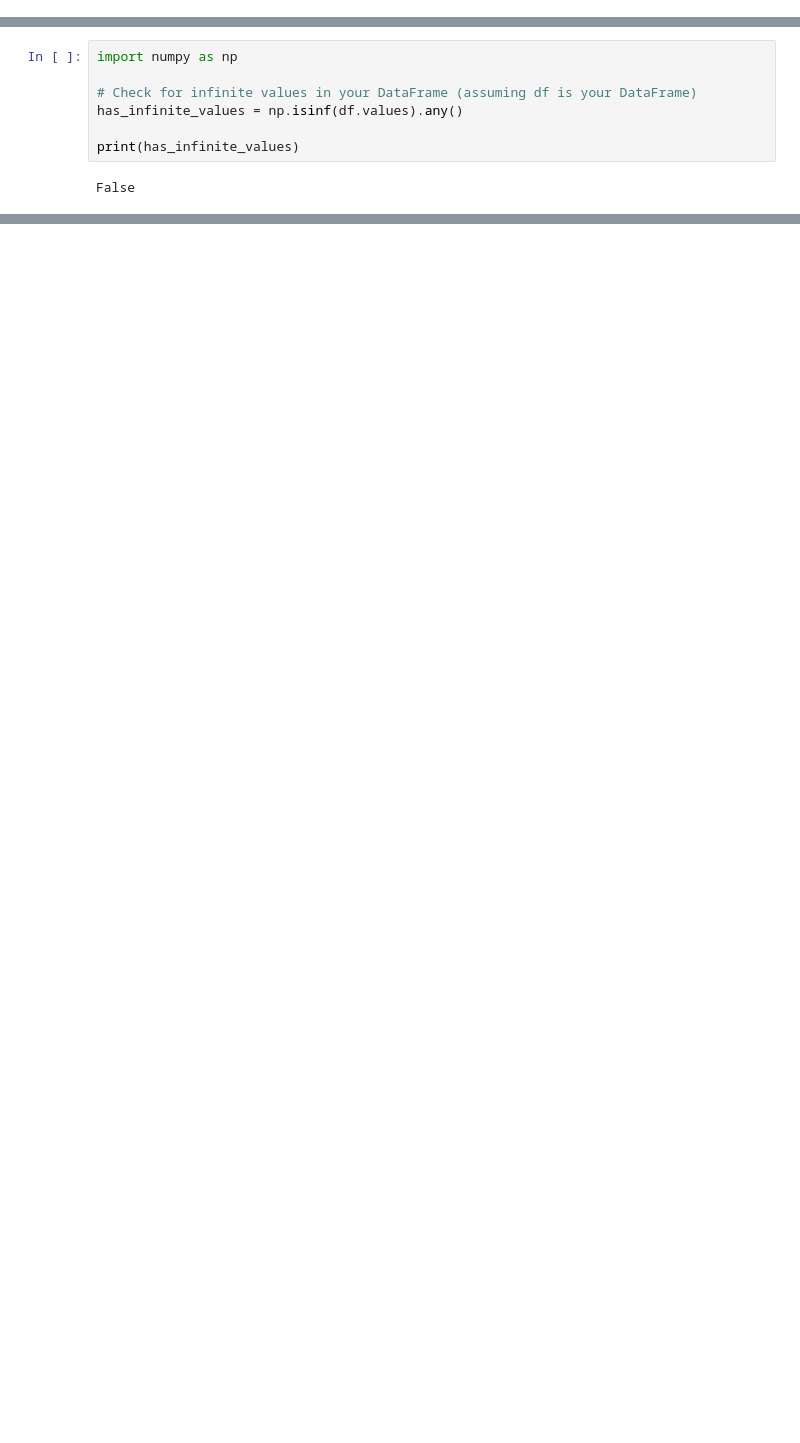
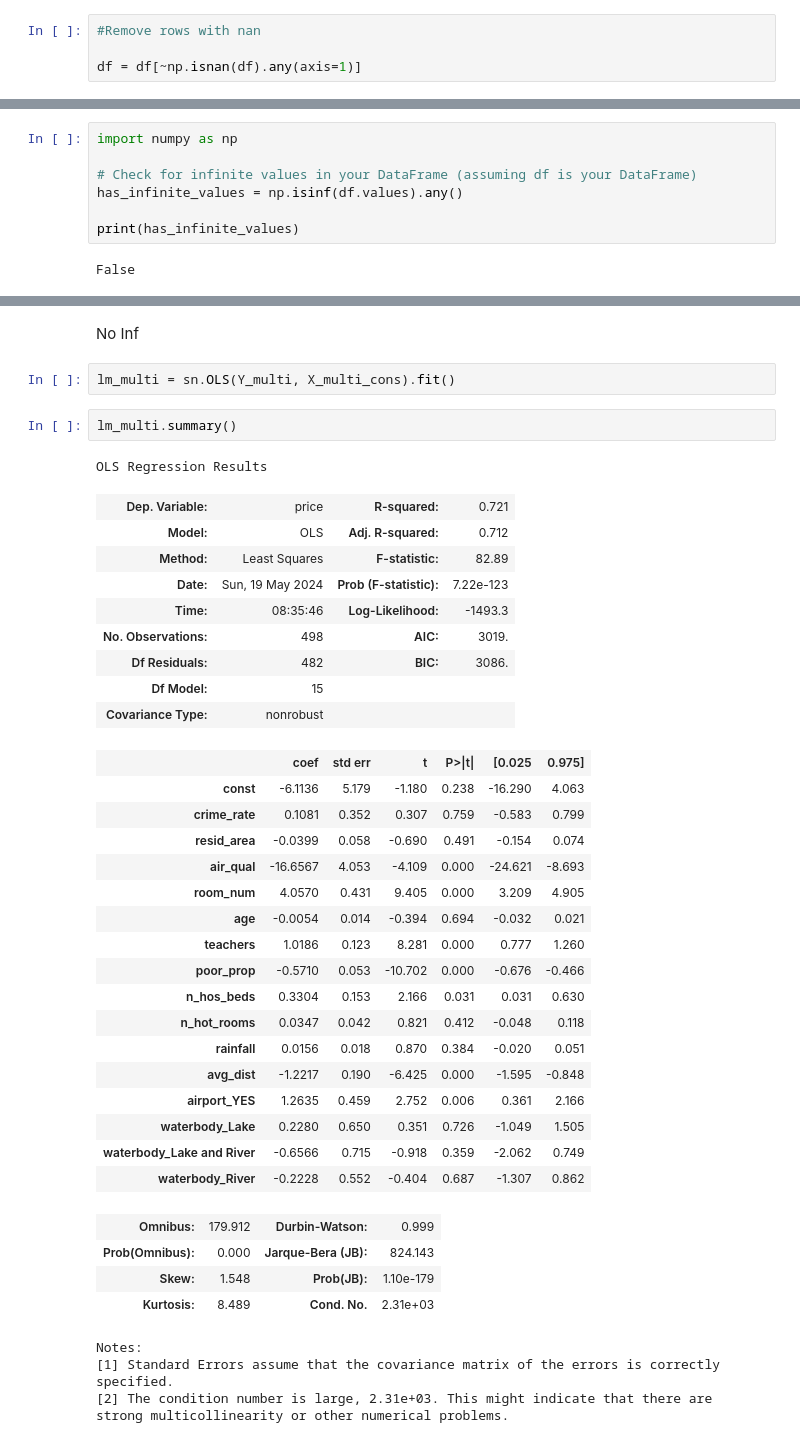
Before and after one commit to Fatai-soliu/Housepricing, a Jupyter notebook: Housing_Price_Exploratory_data_analysis.ipynb, the cells around one changed output, grey strips where cells are left out. Drawn from its saved outputs; the diff is of its cells as text; blank space fills up the shorter version.

```diff
--- a/Housing_Price_Exploratory_data_analysis.ipynb
+++ b/Housing_Price_Exploratory_data_analysis.ipynb
@@ -400,6 +401,10 @@ sns.jointplot(x = df['room_num'], y = df['price'], data = df, kind = "reg")
 [figure]
 # %% [markdown]
 ## Multiple Linear Regression -  Predicting House Price
+# %%
+#Remove rows with nan
+
+df = df[~np.isnan(df).any(axis=1)]
 # %%
 X_multi = df.drop("price", axis=1)
 
@@ -472,0 +490,42 @@ False
+# %% [markdown]
+No Inf
+# %%
+lm_multi = sn.OLS(Y_multi, X_multi_cons).fit()
+# %%
+lm_multi.summary()
+# %% [output]
+OLS Regression Results
+| Dep. Variable: | price | R-squared: | 0.721 |
+| Model: | OLS | Adj. R-squared: | 0.712 |
+| Method: | Least Squares | F-statistic: | 82.89 |
+| Date: | Sun, 19 May 2024 | Prob (F-statistic): | 7.22e-123 |
+| Time: | 08:35:46 | Log-Likelihood: | -1493.3 |
+| No. Observations: | 498 | AIC: | 3019. |
+| Df Residuals: | 482 | BIC: | 3086. |
+| Df Model: | 15 |  |  |
+| Covariance Type: | nonrobust |  |  |
+|  | coef | std err | t | P>|t| | [0.025 | 0.975] |
+| const | -6.1136 | 5.179 | -1.180 | 0.238 | -16.290 | 4.063 |
+| crime_rate | 0.1081 | 0.352 | 0.307 | 0.759 | -0.583 | 0.799 |
+| resid_area | -0.0399 | 0.058 | -0.690 | 0.491 | -0.154 | 0.074 |
+| air_qual | -16.6567 | 4.053 | -4.109 | 0.000 | -24.621 | -8.693 |
+| room_num | 4.0570 | 0.431 | 9.405 | 0.000 | 3.209 | 4.905 |
+| age | -0.0054 | 0.014 | -0.394 | 0.694 | -0.032 | 0.021 |
+| teachers | 1.0186 | 0.123 | 8.281 | 0.000 | 0.777 | 1.260 |
+| poor_prop | -0.5710 | 0.053 | -10.702 | 0.000 | -0.676 | -0.466 |
+| n_hos_beds | 0.3304 | 0.153 | 2.166 | 0.031 | 0.031 | 0.630 |
+| n_hot_rooms | 0.0347 | 0.042 | 0.821 | 0.412 | -0.048 | 0.118 |
+| rainfall | 0.0156 | 0.018 | 0.870 | 0.384 | -0.020 | 0.051 |
+| avg_dist | -1.2217 | 0.190 | -6.425 | 0.000 | -1.595 | -0.848 |
+| airport_YES | 1.2635 | 0.459 | 2.752 | 0.006 | 0.361 | 2.166 |
+| waterbody_Lake | 0.2280 | 0.650 | 0.351 | 0.726 | -1.049 | 1.505 |
+| waterbody_Lake and River | -0.6566 | 0.715 | -0.918 | 0.359 | -2.062 | 0.749 |
+| waterbody_River | -0.2228 | 0.552 | -0.404 | 0.687 | -1.307 | 0.862 |
+| Omnibus: | 179.912 | Durbin-Watson: | 0.999 |
+| Prob(Omnibus): | 0.000 | Jarque-Bera (JB): | 824.143 |
+| Skew: | 1.548 | Prob(JB): | 1.10e-179 |
+| Kurtosis: | 8.489 | Cond. No. | 2.31e+03 |
+Notes:
+[1] Standard Errors assume that the covariance matrix of the errors is correctly specified.
+[2] The condition number is large, 2.31e+03. This might indicate that there are
+strong multicollinearity or other numerical problems.
```
Also changed, not shown: parts of 7 cells of this notebook.
